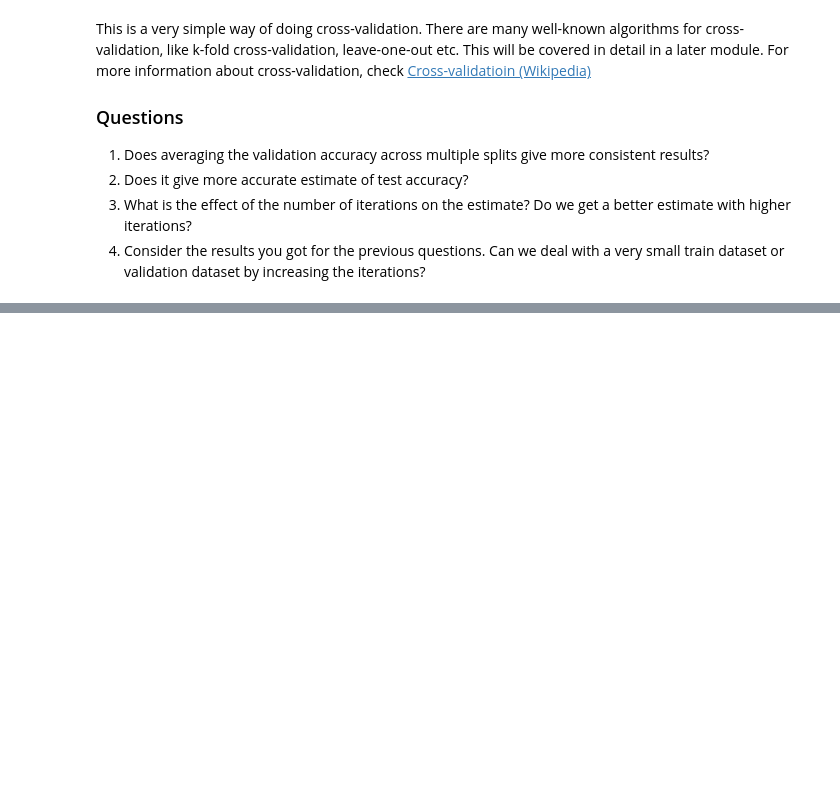
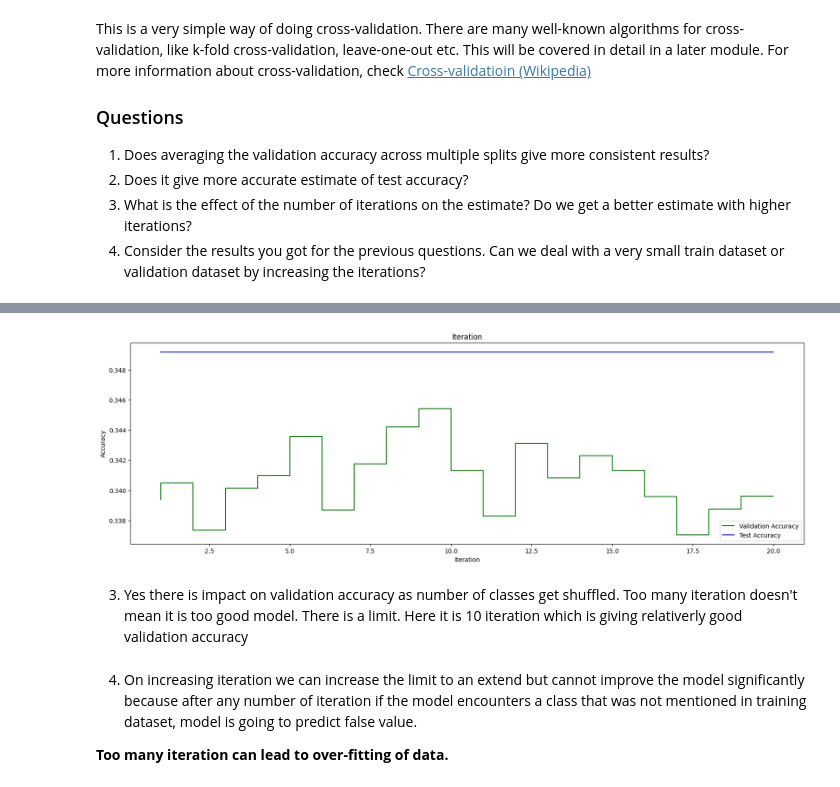
Before and after one commit to Pranee5tha/FMML_LAB_MODULES, a Jupyter notebook: Module_01_Lab_02_MLPractice.ipynb, the cells around one changed output, grey strips where cells are left out. Cells and saved outputs as stored; diff of their text form; code cells hidden in the pictures; blank space fills up the shorter version.

```diff
--- a/Module_01_Lab_02_MLPractice.ipynb
+++ b/Module_01_Lab_02_MLPractice.ipynb
@@ -370,3 +313,0 @@ Let us check the baseline accuracy on the test set without any augmentations. We
-# %%
-testpred = NN(train_X, train_y, test_X)
-print('Baseline accuracy without augmentation is ', Accuracy(test_y, testpred))
@@ -562,19 +313,0 @@ Since we have two hyperparameters, we have to do the grid search on a 2 dimensio
-# %%
-shearconstraints = [0, 0.2,0.4,0.6,0.8,1.0,1.2,1.4,1.6] # the values we want to test
-angleconstraints = [0,10,20,30,40,50,60] # the values we want to test
-hyp = cartesian((shearconstraints, angleconstraints)) # cartesian product of both
-
-accuracies = np.zeros(len(hyp), dtype=np.float) # we will save the values here
-
-for ii in range(len(hyp)):
-  # create the augmented dataset
-  augdata = train_X # we include the original images also in the augmented dataset
-  auglabel = train_y
-  for jj in range(naugmentations):
-    augdata = np.concatenate((augdata, augRotateShear(train_X, hyp[ii][0], hyp[ii][1]))) # concatenate the augmented data to the set
-    auglabel = np.concatenate((auglabel, train_y))  # the labels don't change when we augment
-
-  # check the test accuracy
-  testpred = NN(augdata, auglabel, test_X)
-  accuracies[ii] = Accuracy(test_y, testpred)
-  print('Accuracy after augmentation shear:',hyp[ii][0], 'angle:',hyp[ii][1], ' is ', accuracies[ii], flush=True)
@@ -693,0 +320,9 @@ plt.show()
+# %%
+iter_val_acc = []
+iter_test_acc = []
+for i in range(1, 21):
+  print(f'{i} / 20')
+  acc = AverageAccuracy(alltraindata, alltrainlabel, 75/100, i, classifier=NN)
+  iter_val_acc.append(acc)
+  testpred = NN(alltraindata, alltrainlabel, testdata)
+  iter_test_acc.append(Accuracy(testlabel, testpred))
@@ -693,0 +350,20 @@ plt.show()
+# %%
+plt.figure(figsize=(20, 6))
+
+plt.title("Iteration")
+
+plt.plot(np.arange(1, 21), iter_val_acc, label="Validation Accuracy", drawstyle='steps', color='green')
+plt.plot(np.arange(1, 21), iter_test_acc, label="Test Accuracy", drawstyle='steps', color='blue')
+
+plt.xlabel("Iteration")
+plt.ylabel("Accuracy")
+plt.legend()
+plt.show()
+# %% [output]
+[figure, added]
+# %% [markdown]
+3. Yes there is impact on validation accuracy as number of classes get shuffled. Too many iteration doesn't mean it is too good model. There is a limit. Here it is 10 iteration which is giving relativerly good validation accuracy
+# %% [markdown]
+4. On increasing iteration we can increase the limit to an extend but cannot improve the model significantly because after any number of iteration if the model encounters a class that was not mentioned in training dataset, model is going to predict false value.
+
+**Too many iteration can lead to over-fitting of data.**
```
Also changed, not shown: parts of 61 cells of this notebook.
